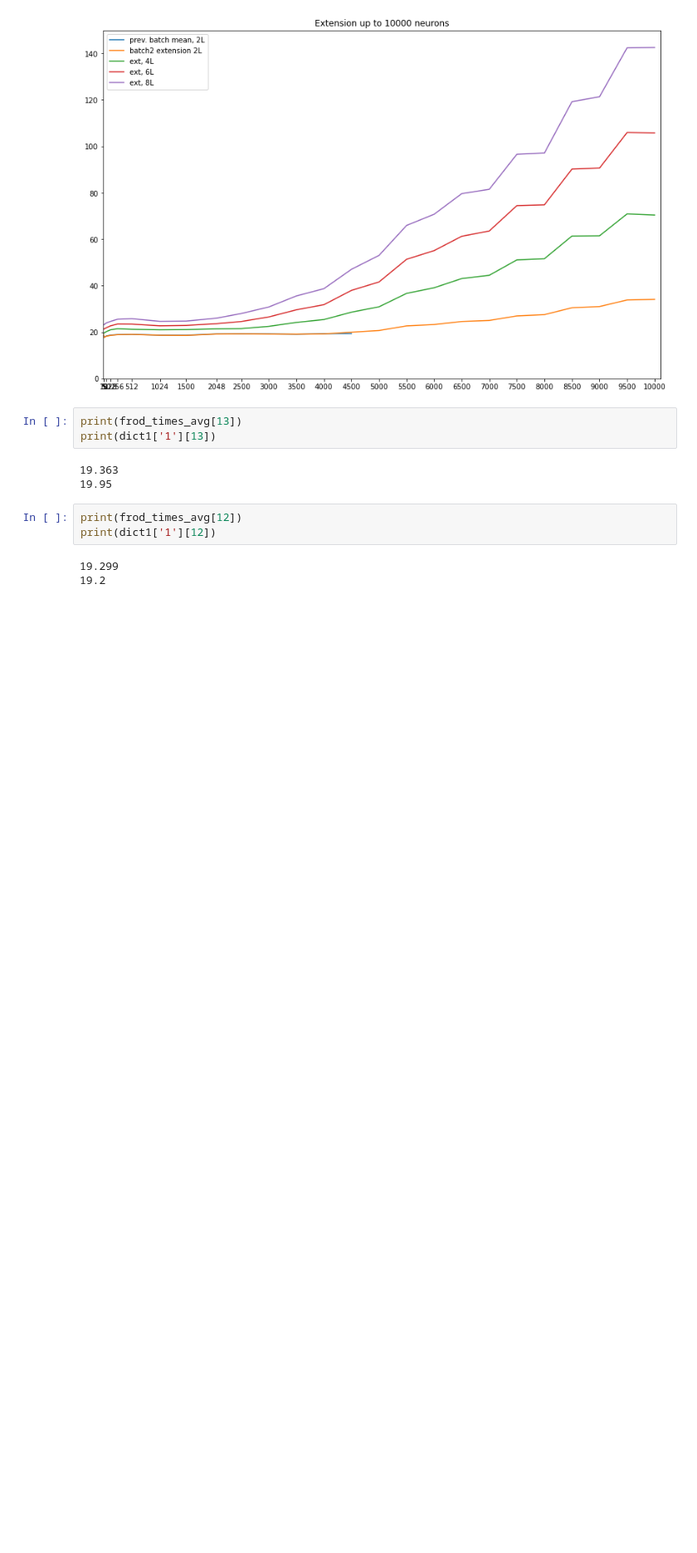
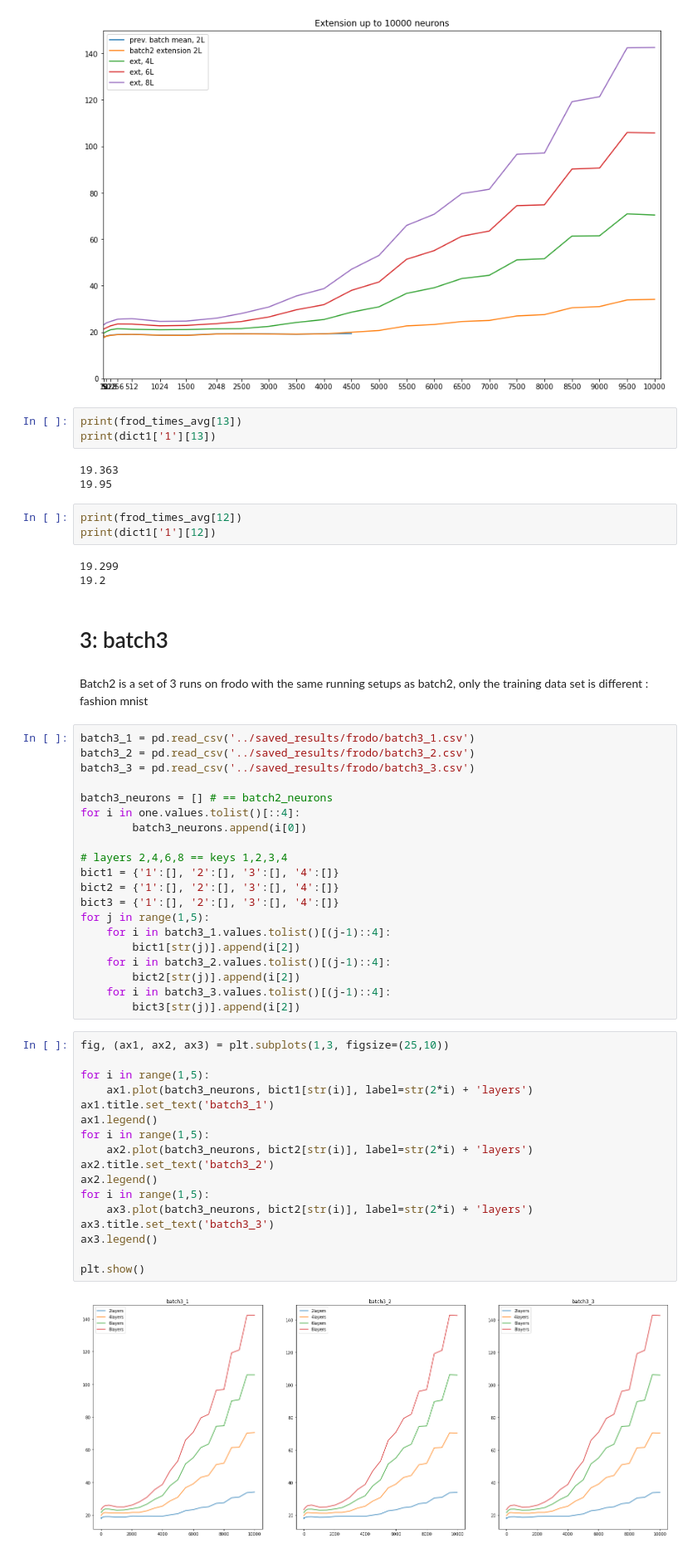
Before and after one commit to toelt-llc/TOELT-tfrabbit, a Jupyter notebook: code/notebooks/plot_results.ipynb, the cells around one changed output. Shown at 83% size. Cells and saved outputs as stored; diff of their text form; blank space fills up the shorter version.

Commit message:
fashion plot
it is exactly like mnist

```diff
--- a/code/notebooks/plot_results.ipynb
+++ b/code/notebooks/plot_results.ipynb
@@ -370,3 +370,46 @@ print(dict1['1'][12])
 # %% [output]
 19.299
 19.2
+# %% [markdown]
+# 3: batch3
+# %% [markdown]
+Batch2 is a set of 3 runs on frodo with the same running setups as batch2, only the training data set is different : fashion mnist
+# %%
+batch3_1 = pd.read_csv('../saved_results/frodo/batch3_1.csv')
+batch3_2 = pd.read_csv('../saved_results/frodo/batch3_2.csv')
+batch3_3 = pd.read_csv('../saved_results/frodo/batch3_3.csv')
+
+batch3_neurons = [] # == batch2_neurons
+for i in one.values.tolist()[::4]:
+        batch3_neurons.append(i[0])
+
+# layers 2,4,6,8 == keys 1,2,3,4
+bict1 = {'1':[], '2':[], '3':[], '4':[]}
+bict2 = {'1':[], '2':[], '3':[], '4':[]}
+bict3 = {'1':[], '2':[], '3':[], '4':[]}
+for j in range(1,5):
+    for i in batch3_1.values.tolist()[(j-1)::4]:
+        bict1[str(j)].append(i[2])
+    for i in batch3_2.values.tolist()[(j-1)::4]:
+        bict2[str(j)].append(i[2])
+    for i in batch3_3.values.tolist()[(j-1)::4]:
+        bict3[str(j)].append(i[2])
+# %%
+fig, (ax1, ax2, ax3) = plt.subplots(1,3, figsize=(25,10))
+
+for i in range(1,5):
+    ax1.plot(batch3_neurons, bict1[str(i)], label=str(2*i) + 'layers')
+ax1.title.set_text('batch3_1')
+ax1.legend()
+for i in range(1,5):
+    ax2.plot(batch3_neurons, bict2[str(i)], label=str(2*i) + 'layers')
+ax2.title.set_text('batch3_2')
+ax2.legend()
+for i in range(1,5):
+    ax3.plot(batch3_neurons, bict2[str(i)], label=str(2*i) + 'layers')
+ax3.title.set_text('batch3_3')
+ax3.legend()
+
+plt.show()
+# %% [output]
+[figure, added]
```
Also changed, not shown: parts of 16 cells of this notebook, 3 other files.
